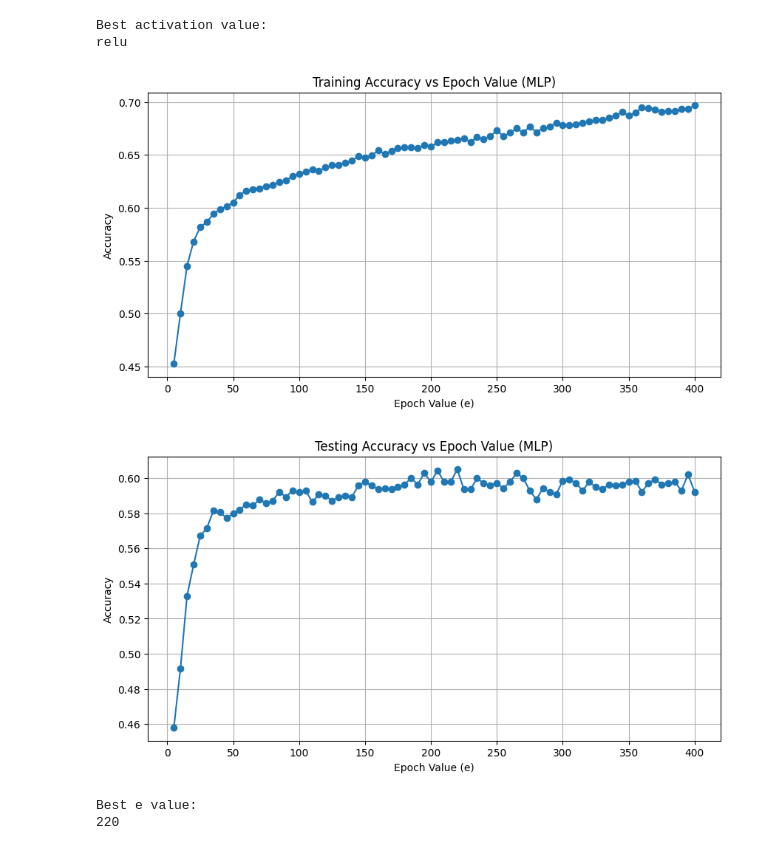
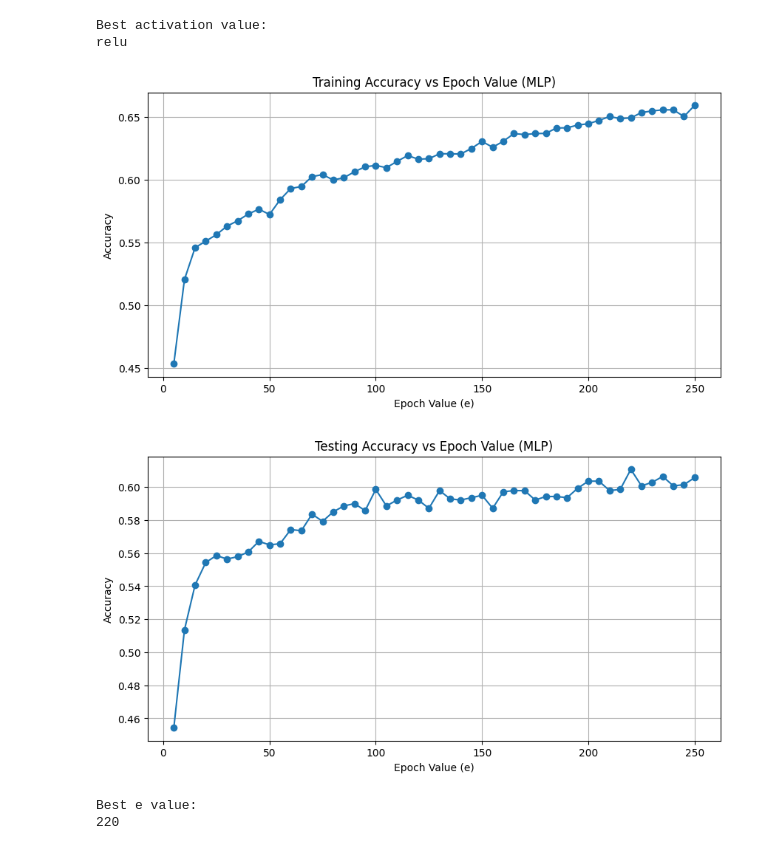
Before and after one commit to tmgavron/ai-project, a Jupyter notebook: AI_Project.ipynb, the cells around one changed output. Saved outputs shown, nothing was run; the diff lists cells and outputs as text; code cells hidden in the pictures.

```diff
--- a/AI_Project.ipynb
+++ b/AI_Project.ipynb
@@ -115,7 +115,7 @@ tempo                  -0.027839         0.036801
 time_signature          1.000000         0.011518
 track_genre_int         0.011518         1.000000
 # %%
-X = filteredTrainingFrame.drop(columns=['track_genre_int'])
+X = filteredTrainingFrame.drop(columns=['track_genre_int', 'duration_ms', 'key', 'mode', 'time_signature', 'tempo'])
 y = filteredTrainingFrame['track_genre_int']
 
 # Split the data into training and testing sets
@@ -384,11 +382,11 @@ testAccuracies = []
 eVal = []
 # Test epoch
 
-hiddenL = (100,)
+hiddenL = (185,)
 e = 5
 activationFunc = 'relu'
 
-for i in range(80):
+for i in range(50):
     mlp = runMLP(hiddenL, e, activationFunc)
     stats = getStats(mlp)
 
@@ -403,35 +401,35 @@ for i in range(80):
 plt.figure(figsize=(10, 5))  # Sets the figure size
 plt.plot(eVal, trainAccuracies, marker='o')  # Plots the data with circles at each data point
 plt.title('Training Accuracy vs Epoch Value (MLP)')  # Title of the plot
 plt.xlabel('Epoch Value (e)')  # Label for the x-axis
 plt.ylabel('Accuracy')  # Label for the y-axis
 plt.grid(True)  # Adds a grid for easier readability
 plt.show()  # Displays the plot
 
 # # Creating the plot
 plt.figure(figsize=(10, 5))  # Sets the figure size
 plt.plot(eVal, testAccuracies, marker='o')  # Plots the data with circles at each data point
 plt.title('Testing Accuracy vs Epoch Value (MLP)')  # Title of the plot
 plt.xlabel('Epoch Value (e)')  # Label for the x-axis
 plt.ylabel('Accuracy')  # Label for the y-axis
 plt.grid(True)  # Adds a grid for easier readability
 plt.show()  # Displays the plot
 
 
 # Find the maximum accuracy
 max_accuracy = max(testAccuracies)
 
 # Find the index of the maximum accuracy
 index_of_max = testAccuracies.index(max_accuracy)
 
 # Retrieve the corresponding epoch value (e)
 e_at_max_accuracy = eVal[index_of_max]
 
 print("Best e value:")
 print(e_at_max_accuracy)
 # %% [output]
-[figure, old version]
+[figure, new version]
-[figure, old version]
+[figure, new version]
 Best e value:
 220
 # %%
```
Also changed, not shown: parts of 5 cells of this notebook.
